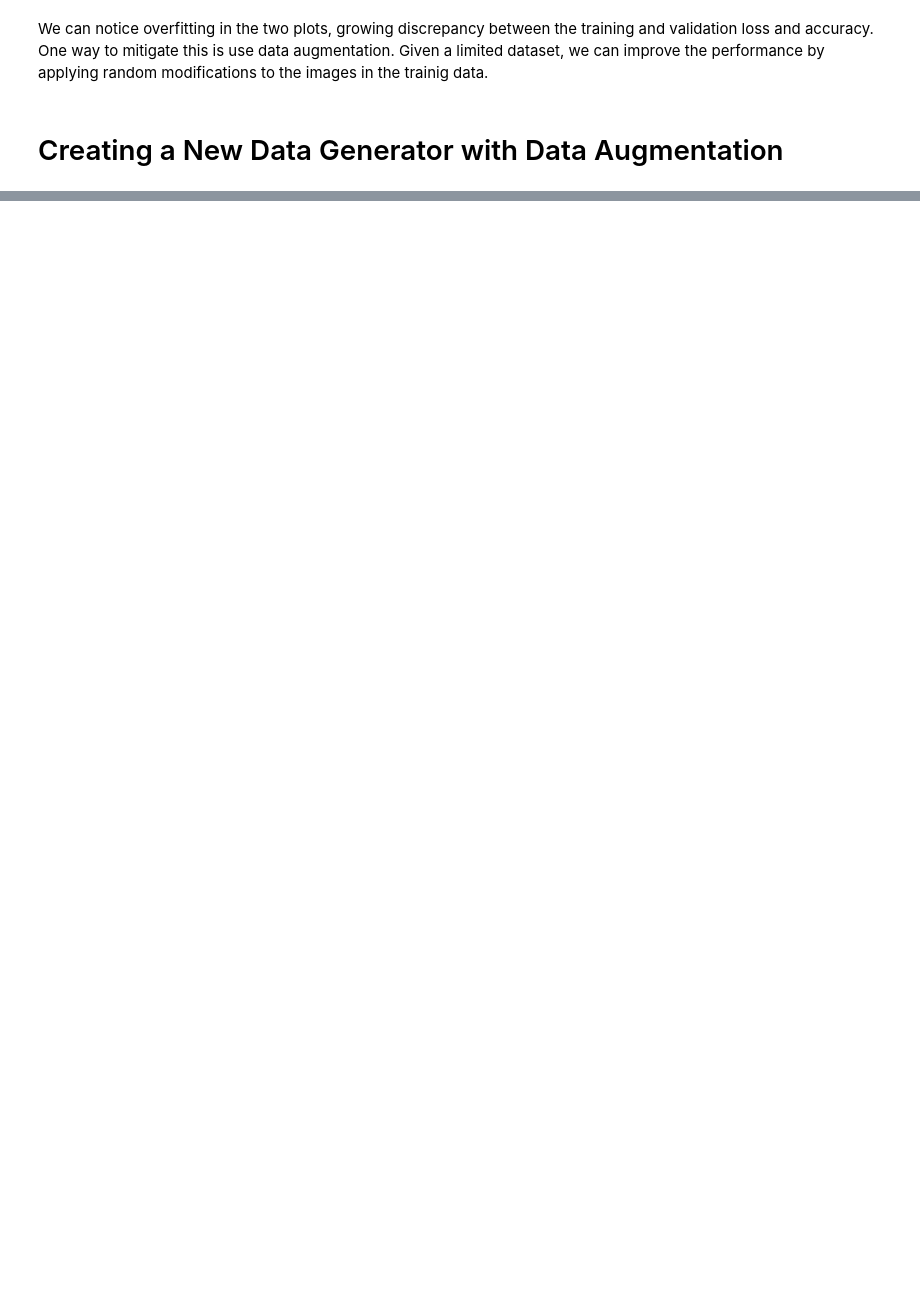
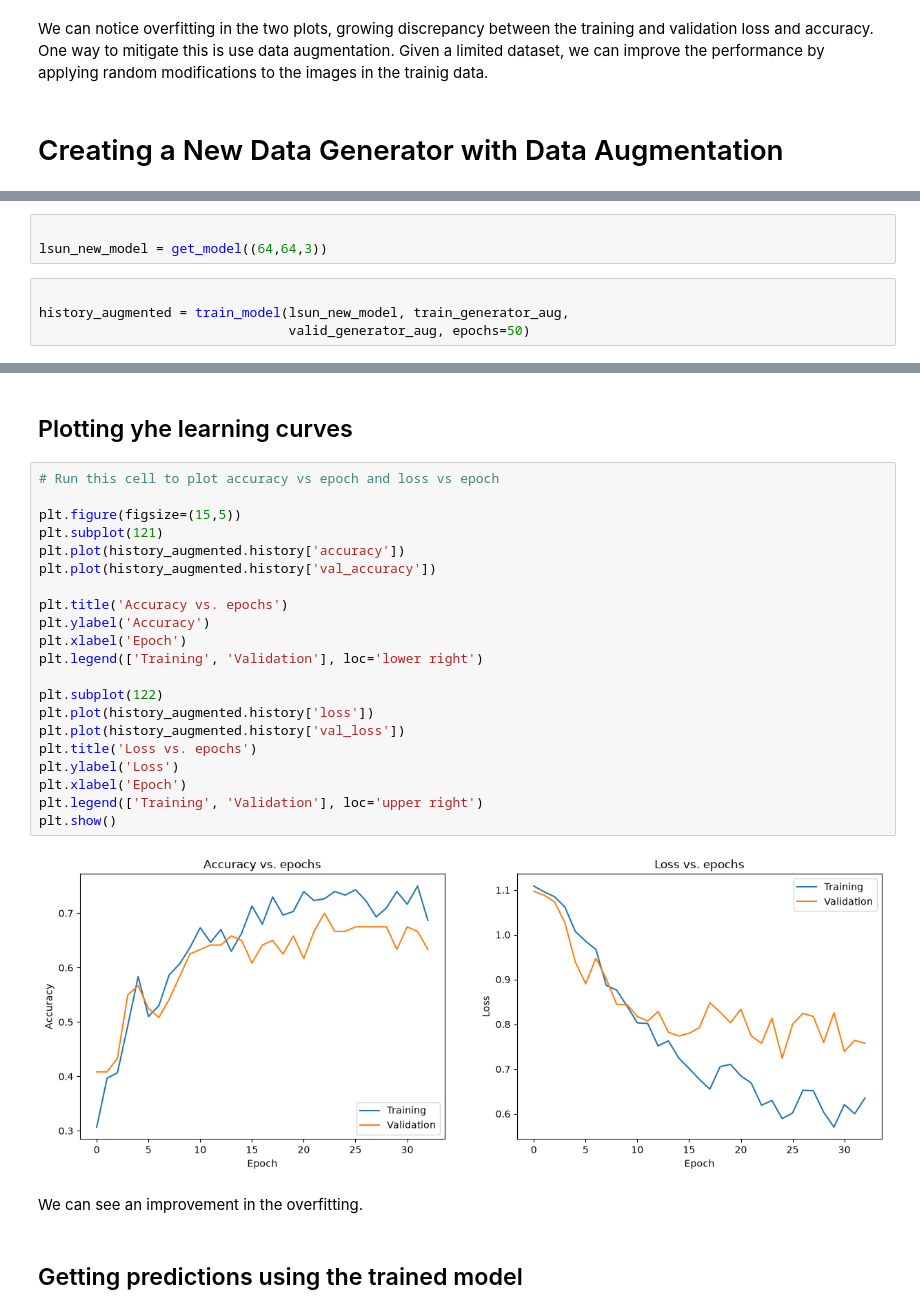
Before and after one commit to ramirezgrosas/tf2-image-data-pipelines-lsun-cifar100, a Jupyter notebook: tf2-image-data-pipelines-lsun-cifar100.ipynb, the cells around one changed output, grey strips where cells are left out. Drawn from its saved outputs; the diff is of its cells as text; blank space fills up the shorter version.

```diff
--- a/tf2-image-data-pipelines-lsun-cifar100.ipynb
+++ b/tf2-image-data-pipelines-lsun-cifar100.ipynb
@@ -205,0 +264,7 @@ We can notice overfitting in the two plots, growing discrepancy between the trai
+# %%
+
+lsun_new_model = get_model((64,64,3))
+# %%
+
+history_augmented = train_model(lsun_new_model, train_generator_aug,
+                                valid_generator_aug, epochs=50)
@@ -205,0 +289,29 @@ We can notice overfitting in the two plots, growing discrepancy between the trai
+# %% [markdown]
+## Plotting yhe learning curves
+# %%
+# Run this cell to plot accuracy vs epoch and loss vs epoch
+
+plt.figure(figsize=(15,5))
+plt.subplot(121)
+plt.plot(history_augmented.history['accuracy'])
+plt.plot(history_augmented.history['val_accuracy'])
+
+plt.title('Accuracy vs. epochs')
+plt.ylabel('Accuracy')
+plt.xlabel('Epoch')
+plt.legend(['Training', 'Validation'], loc='lower right')
+
+plt.subplot(122)
+plt.plot(history_augmented.history['loss'])
+plt.plot(history_augmented.history['val_loss'])
+plt.title('Loss vs. epochs')
+plt.ylabel('Loss')
+plt.xlabel('Epoch')
+plt.legend(['Training', 'Validation'], loc='upper right')
+plt.show()
+# %% [output]
+[figure, added]
+# %% [markdown]
+We can see an improvement in the overfitting.
+# %% [markdown]
+## Getting predictions using the trained model
```
Also changed, not shown: parts of 13 cells of this notebook, 2 other files.
